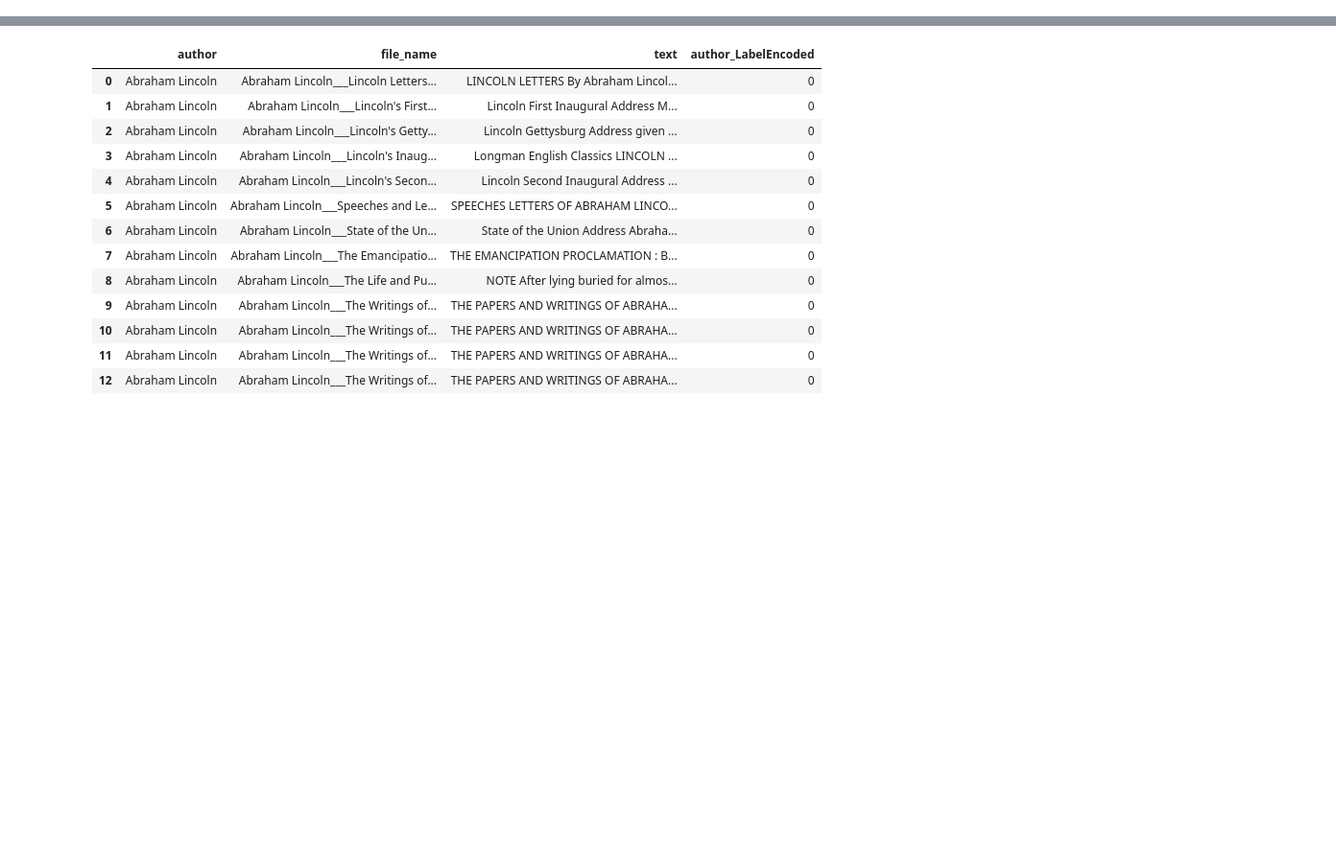
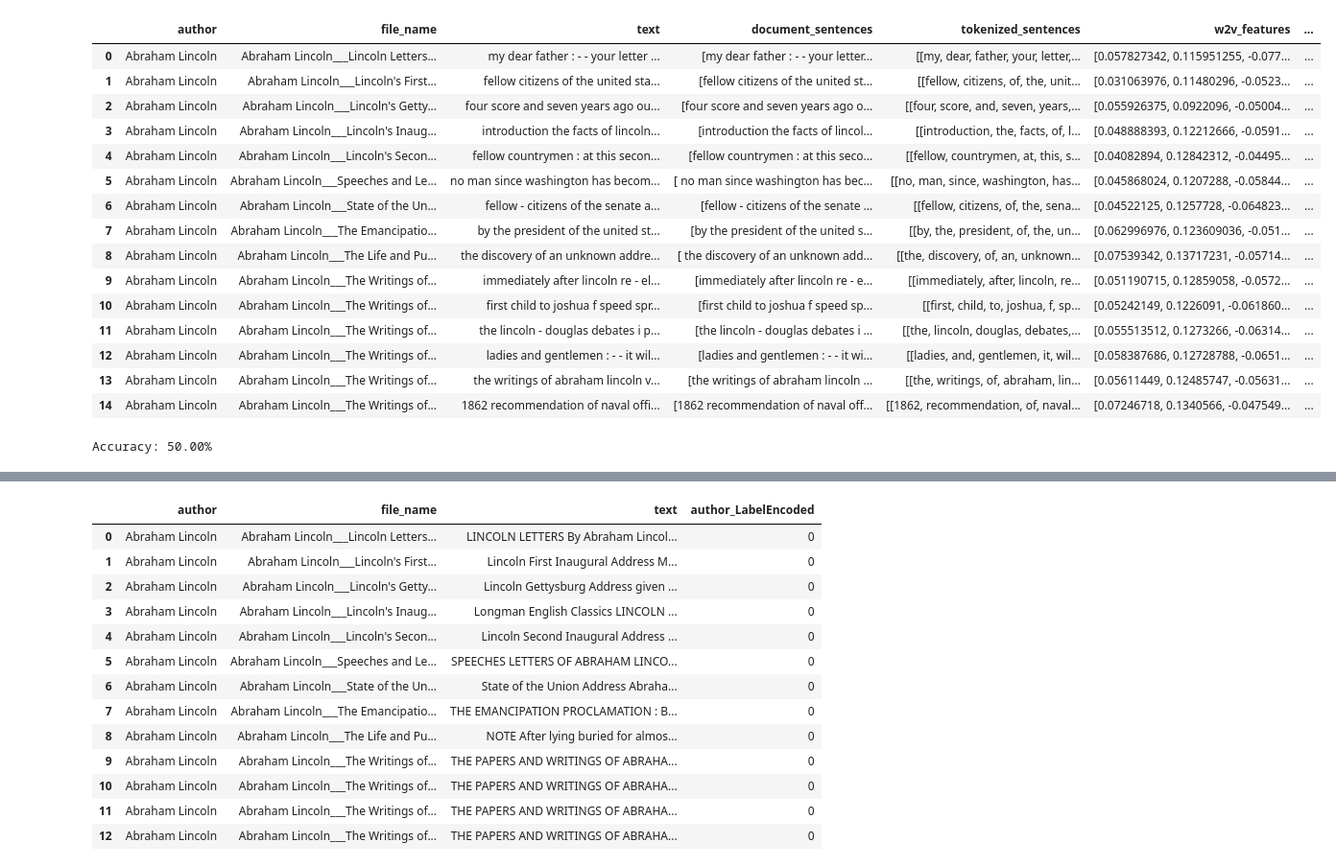
Before and after one commit to dinhbao10t4/MachineLearningAssignment, a Jupyter notebook: AuthorClassification/AuthorClassification.ipynb, the cells around one changed output, grey strips where cells are left out. Shown at 96% size. Cells and saved outputs as stored; diff of their text form; code cells hidden in the pictures; blank space fills up the shorter version.

```diff
--- a/AuthorClassification/AuthorClassification.ipynb
+++ b/AuthorClassification/AuthorClassification.ipynb
@@ -126,0 +159,7 @@ df.shape
+# %%
+sentences = []
+for sentence_group in df.tokenized_sentences:
+    sentences.extend(sentence_group)
+
+print("Number of sentences: {}.".format(len(sentences)))
+print("Number of texts: {}.".format(len(df)))
@@ -126,0 +188,27 @@ df.shape
+# %%
+def get_w2v_features(w2v_model, sentence_group):
+    """ Transform a sentence_group (containing multiple lists
+    of words) into a feature vector. It averages out all the
+    word vectors of the sentence_group.
+    """
+    words = np.concatenate(sentence_group)  # words in text
+    index2word_set = set(w2v_model.wv.vocab.keys())  # words known to model
+
+    featureVec = np.zeros(w2v_model.vector_size, dtype="float32")
+
+    # Initialize a counter for number of words in a review
+    nwords = 0
+    # Loop over each word in the comment and, if it is in the model's vocabulary, add its feature vector to the total
+    for word in words:
+        if word in index2word_set:
+            featureVec = np.add(featureVec, w2v_model[word])
+            nwords += 1.
+
+    # Divide the result by the number of words to get the average
+    if nwords > 0:
+        featureVec = np.divide(featureVec, nwords)
+    return featureVec
+
+df['w2v_features'] = list(map(lambda sen_group:
+                                      get_w2v_features(W2Vmodel, sen_group),
+                                      df.tokenized_sentences))
@@ -127,3 +224,22 @@ df.shape
 # %%
 le = LabelEncoder()
 df['author_LabelEncoded'] = le.fit_transform(df.author)
+# %%
+df.head(15)
+# %% [output]
+|  | author | file_name | text | document_sentences | tokenized_sentences | w2v_features | ... |
+| 0 | Abraham Lincoln | Abraham Lincoln___Lincoln Letters... | my dear father : - - your letter ... | [my dear father : - - your letter... | [[my, dear, father, your, letter,... | [0.057827342, 0.115951255, -0.077... | ... |
+| 1 | Abraham Lincoln | Abraham Lincoln___Lincoln's First... | fellow citizens of the united sta... | [fellow citizens of the united st... | [[fellow, citizens, of, the, unit... | [0.031063976, 0.11480296, -0.0523... | ... |
+| 2 | Abraham Lincoln | Abraham Lincoln___Lincoln's Getty... | four score and seven years ago ou... | [four score and seven years ago o... | [[four, score, and, seven, years,... | [0.055926375, 0.0922096, -0.05004... | ... |
+| 3 | Abraham Lincoln | Abraham Lincoln___Lincoln's Inaug... | introduction the facts of lincoln... | [introduction the facts of lincol... | [[introduction, the, facts, of, l... | [0.048888393, 0.12212666, -0.0591... | ... |
+| 4 | Abraham Lincoln | Abraham Lincoln___Lincoln's Secon... | fellow countrymen : at this secon... | [fellow countrymen : at this seco... | [[fellow, countrymen, at, this, s... | [0.04082894, 0.12842312, -0.04495... | ... |
+| 5 | Abraham Lincoln | Abraham Lincoln___Speeches and Le... | no man since washington has becom... | [ no man since washington has bec... | [[no, man, since, washington, has... | [0.045868024, 0.1207288, -0.05844... | ... |
+| 6 | Abraham Lincoln | Abraham Lincoln___State of the Un... | fellow - citizens of the senate a... | [fellow - citizens of the senate ... | [[fellow, citizens, of, the, sena... | [0.04522125, 0.1257728, -0.064823... | ... |
+| 7 | Abraham Lincoln | Abraham Lincoln___The Emancipatio... | by the president of the united st... | [by the president of the united s... | [[by, the, president, of, the, un... | [0.062996976, 0.123609036, -0.051... | ... |
+| 8 | Abraham Lincoln | Abraham Lincoln___The Life and Pu... | the discovery of an unknown addre... | [ the discovery of an unknown add... | [[the, discovery, of, an, unknown... | [0.07539342, 0.13717231, -0.05714... | ... |
+| 9 | Abraham Lincoln | Abraham Lincoln___The Writings of... | immediately after lincoln re - el... | [immediately after lincoln re - e... | [[immediately, after, lincoln, re... | [0.051190715, 0.12859058, -0.0572... | ... |
+| 10 | Abraham Lincoln | Abraham Lincoln___The Writings of... | first child to joshua f speed spr... | [first child to joshua f speed sp... | [[first, child, to, joshua, f, sp... | [0.05242149, 0.1226091, -0.061860... | ... |
+| 11 | Abraham Lincoln | Abraham Lincoln___The Writings of... | the lincoln - douglas debates i p... | [the lincoln - douglas debates i ... | [[the, lincoln, douglas, debates,... | [0.055513512, 0.1273266, -0.06314... | ... |
+| 12 | Abraham Lincoln | Abraham Lincoln___The Writings of... | ladies and gentlemen : - - it wil... | [ladies and gentlemen : - - it wi... | [[ladies, and, gentlemen, it, wil... | [0.058387686, 0.12728788, -0.0651... | ... |
+| 13 | Abraham Lincoln | Abraham Lincoln___The Writings of... | the writings of abraham lincoln v... | [the writings of abraham lincoln ... | [[the, writings, of, abraham, lin... | [0.05611449, 0.12485747, -0.05631... | ... |
+| 14 | Abraham Lincoln | Abraham Lincoln___The Writings of... | 1862 recommendation of naval offi... | [1862 recommendation of naval off... | [[1862, recommendation, of, naval... | [0.07246718, 0.1340566, -0.047549... | ... |
@@ -129,0 +255,9 @@ df['author_LabelEncoded'] = le.fit_transform(df.author)
+# %%
+n_right = 0
+for i in range(len(y_score)):
+    if y_score.tolist()[i] == y_test.tolist()[i]:
+        n_right += 1
+
+print("Accuracy: %.2f%%" % ((n_right/float(len(y_test)) * 100)))
+# %% [output]
+Accuracy: 50.00%
```
Also changed, not shown: parts of 36 cells of this notebook.
